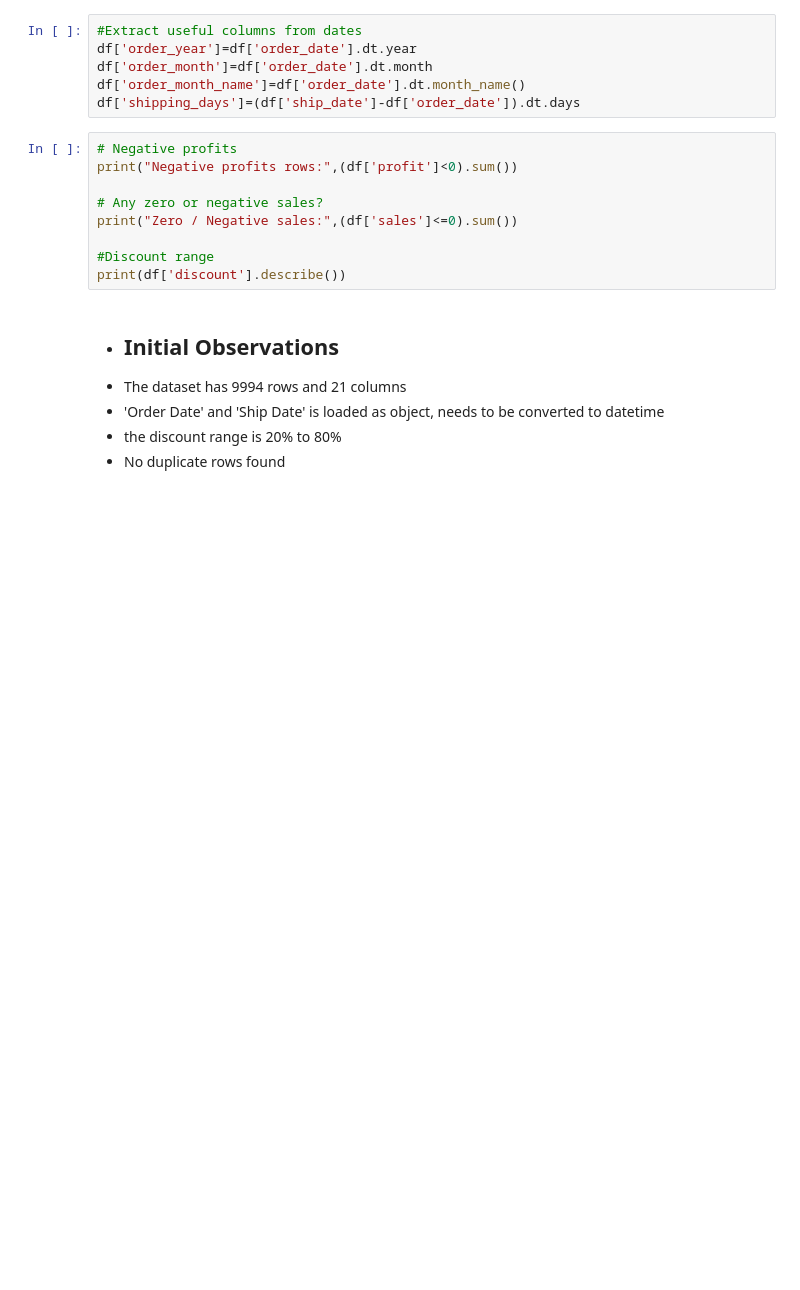
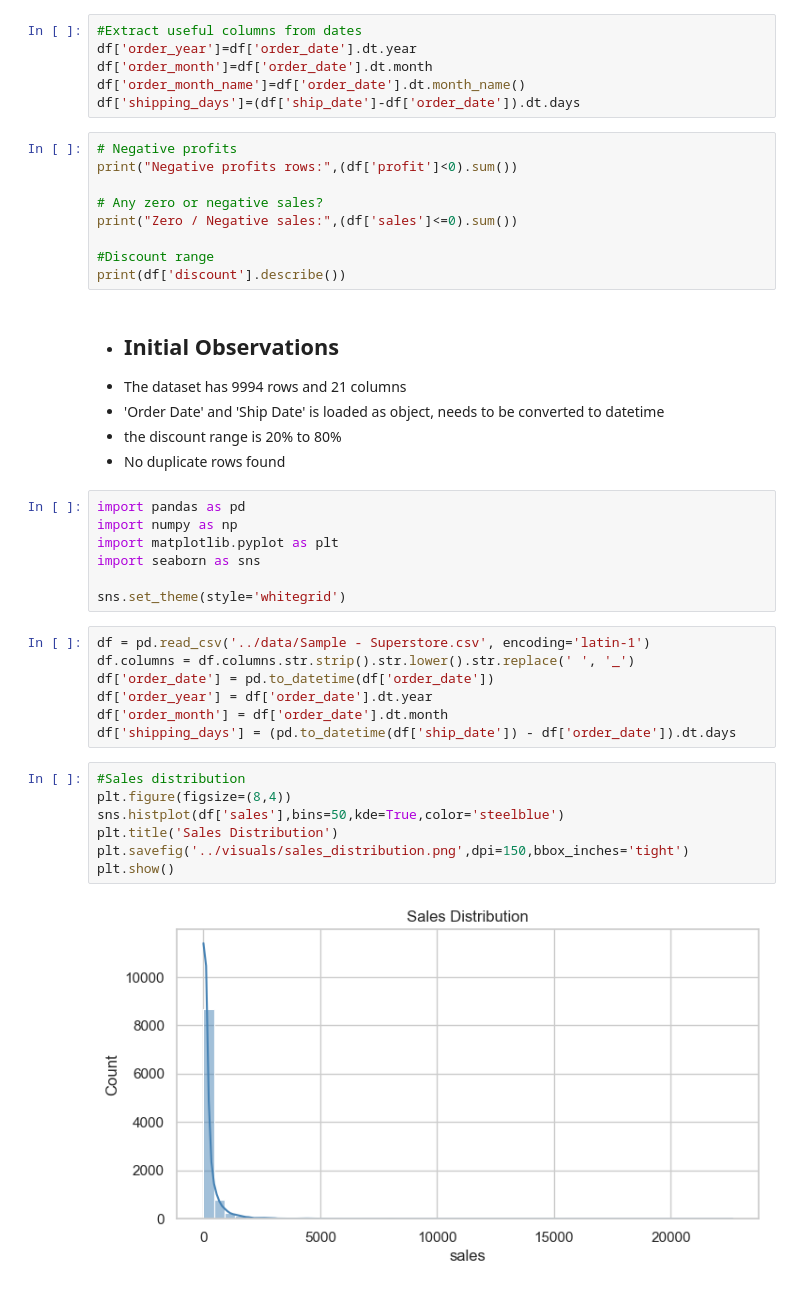
Before and after one commit to MohammedYousufCode/superstore-eda, a Jupyter notebook: notebooks/01_data_overview.ipynb, the cells around one changed output. Cells and saved outputs as stored; diff of their text form; blank space fills up the shorter version.

Commit message:
Day 2 complete: EDA charts - sales distribution, category sales, profit, scatter

```diff
--- a/notebooks/01_data_overview.ipynb
+++ b/notebooks/01_data_overview.ipynb
@@ -146,3 +146,26 @@ print(df['discount'].describe())
 - 'Order Date' and 'Ship Date' is loaded as object, needs to be converted to datetime
 - the discount range is 20% to 80%
 - No duplicate rows found
+# %%
+import pandas as pd
+import numpy as np
+import matplotlib.pyplot as plt
+import seaborn as sns
+
+sns.set_theme(style='whitegrid')
+# %%
+df = pd.read_csv('../data/Sample - Superstore.csv', encoding='latin-1')
+df.columns = df.columns.str.strip().str.lower().str.replace(' ', '_')
+df['order_date'] = pd.to_datetime(df['order_date'])
+df['order_year'] = df['order_date'].dt.year
+df['order_month'] = df['order_date'].dt.month
+df['shipping_days'] = (pd.to_datetime(df['ship_date']) - df['order_date']).dt.days
+# %%
+#Sales distribution
+plt.figure(figsize=(8,4))
+sns.histplot(df['sales'],bins=50,kde=True,color='steelblue')
+plt.title('Sales Distribution')
+plt.savefig('../visuals/sales_distribution.png',dpi=150,bbox_inches='tight')
+plt.show()
+# %% [output]
+[figure, added]
```
Also changed, not shown: parts of 8 cells of this notebook, 4 other files.
